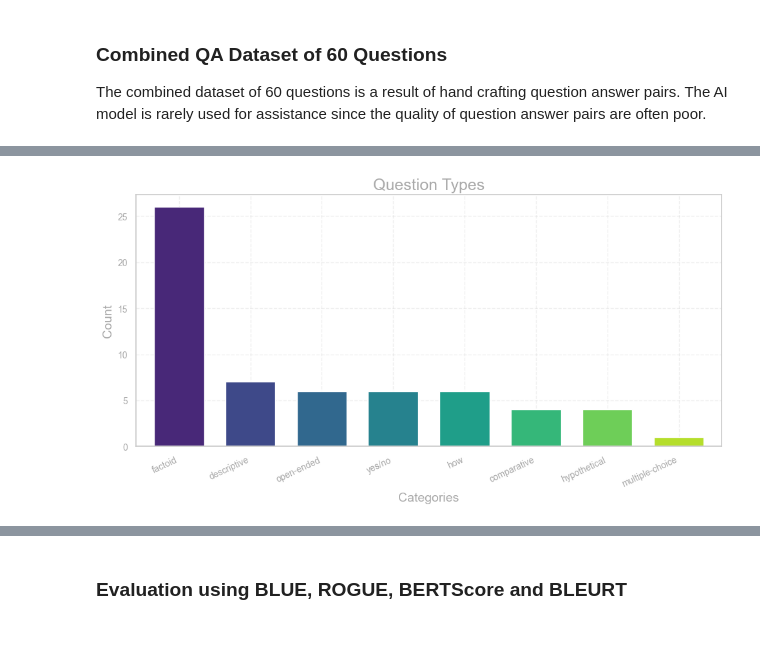
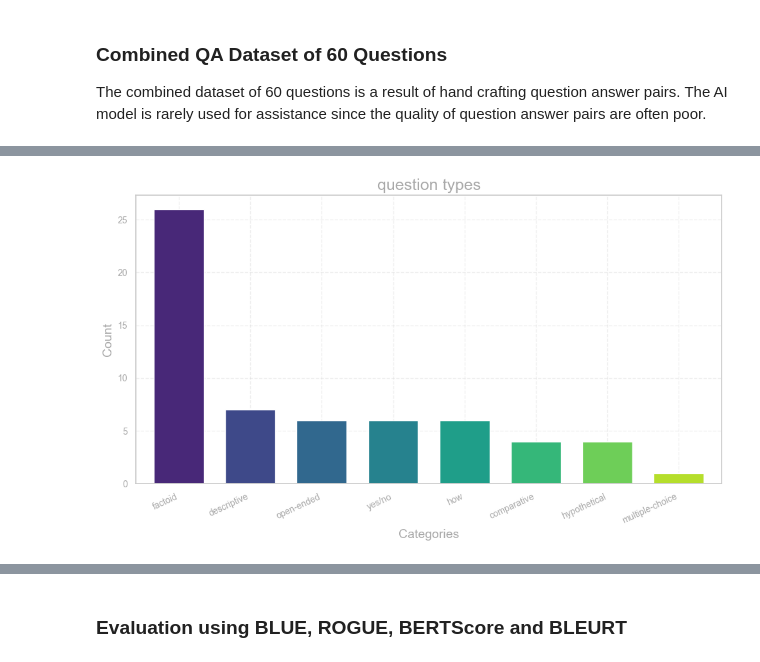
Before and after one commit to KennyLoRI/pubMedNLP, a Jupyter notebook: kedronlp/notebooks/Evaluation.ipynb, the cells around one changed output, grey strips where cells are left out. Drawn from its saved outputs; the diff is of its cells as text; code cells hidden in the pictures; blank space fills up the shorter version.

Commit message:
Updated plot and DOCUMENTATION.md to show handmade question categories plot

```diff
--- a/kedronlp/notebooks/Evaluation.ipynb
+++ b/kedronlp/notebooks/Evaluation.ipynb
@@ -99,31 +99,23 @@ df.head(60)
 # %%
 import matplotlib.pyplot as plt
 import seaborn as sns
 
-sns.set_theme(style="whitegrid", palette="viridis")
-colors = sns.color_palette("viridis", 6)
+colors = sns.color_palette("viridis", len(df["Question Type"].value_counts()))
+plt.figure(figsize=(10, 6))
+df["Question Type"].value_counts().plot(kind="bar", color=colors, width=0.7)
+plt.title("question types", fontsize=18, color="darkgray")
+plt.xlabel("Categories", fontsize=14, color="darkgray")
+plt.ylabel("Count", fontsize=14, color="darkgray")
+plt.yticks(fontsize=10, color="darkgray")
+plt.xticks(rotation=25, ha="right", fontsize=10, color="darkgray")
+plt.grid(alpha=0.3, linestyle="--")
 
-num_categories = len(df["Question Type"].unique())
-colors = sns.color_palette("viridis", num_categories)
-
-fig, axes = plt.subplots(nrows=1, ncols=1, figsize=(10, 6))
-
-df["Question Type"].value_counts().plot(kind="bar", color=colors, ax=axes, width=0.7)
-axes.set_title("Question Types", fontsize=18, color="darkgray")
-axes.set_xlabel("", fontsize=14, color="darkgray")
-plt.xlabel("Categories", fontsize=14, color="darkgray")
-axes.set_ylabel("Count", fontsize=14, color="darkgray")
-axes.tick_params(axis="both", labelsize=12, color="darkgray")
-axes.grid(alpha=0.3, linestyle="--")
+plt.savefig("question_types.png", transparent=True)
 
 plt.tight_layout()
-plt.xticks(rotation=25, ha="right", fontsize=10, color="darkgray")
-plt.yticks(fontsize=10, color='darkgray')
-plt.savefig("question_types.png", transparent=True)
-
 plt.show()
 # %% [output]
-[figure, old version]
+[figure, new version]
 # %%
 df_kenneth = pd.read_excel("questions_kenneth.xlsx")
 df_kenneth = df_kenneth.fillna("")
```
Also changed, not shown: 3 other files.
